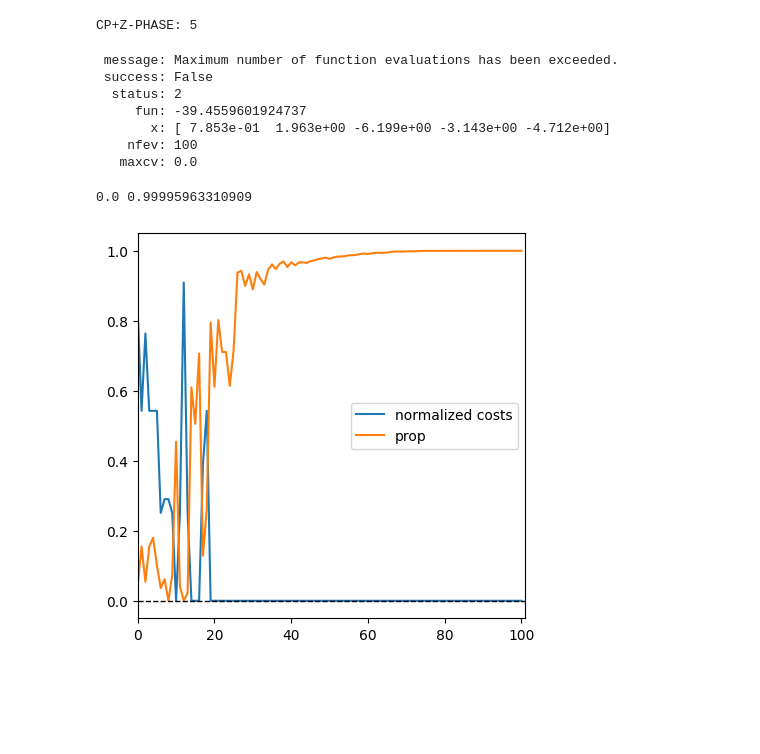
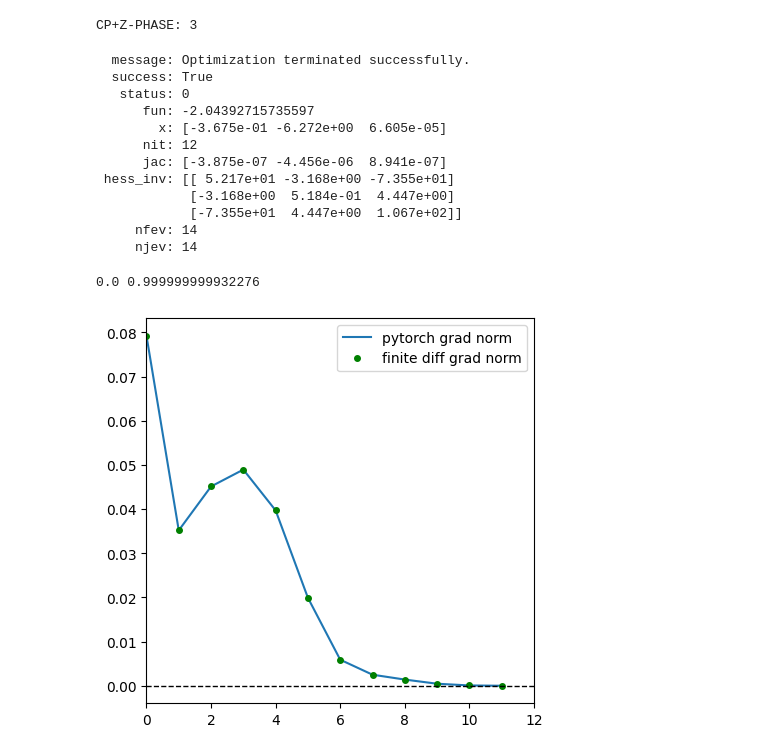
Before and after one commit to seba2390/Azurestuff, a Jupyter notebook: scripts/fig. 9.ipynb, the cells around one changed output. Cells and saved outputs as stored; diff of their text form; code cells hidden in the pictures; blank space fills up the shorter version.

```diff
--- a/scripts/fig. 9.ipynb
+++ b/scripts/fig. 9.ipynb
@@ -127,7 +127,7 @@ Check that qubo max cost is at least portfolio max cost:
 # %%
 # Choosing optimizer for scipy
 available_methods = ['COBYLA', 'Nelder-Mead', 'BFGS']
-optimizer_method = available_methods[0]
+optimizer_method = available_methods[2]
 
 # Generating callback function for plotting
 CP_z_phase_costs = [] # Normalized costs
@@ -149,8 +149,8 @@ def CP_z_phase_callback_function(x):
     else:
         CP_z_phase_probs.append(0)
     CP_z_phase_costs.append(_cost_)
-    #CP_z_phase_finite_diff_grad.append(np.linalg.norm(two_point_gradient(x)))
-    #CP_z_phase_pytorch_grad.append(np.linalg.norm(CP_z_phase_ansatz.get_gradient(x)))
+    CP_z_phase_finite_diff_grad.append(np.linalg.norm(two_point_gradient(x)))
+    CP_z_phase_pytorch_grad.append(np.linalg.norm(CP_z_phase_ansatz.get_gradient(x)))
 
 def two_point_gradient(x, eps=1.49e-8):
     grad = np.zeros_like(x)
@@ -179,39 +179,44 @@ if w_z_phase:
 CP_z_phase_theta_i = np.random.uniform(low=theta_min, high=theta_max, size=N_angles)
 print(f"CP+Z-PHASE: {len(CP_z_phase_theta_i)}")
 # %% [output]
-CP+Z-PHASE: 5
+CP+Z-PHASE: 3
 # %%
 CP_z_phase_res = sc.optimize.minimize(fun=CP_z_phase_ansatz.get_cost,
                                       x0=CP_z_phase_theta_i,
                                       method=optimizer_method,
                                       options={'disp': False,
                                                'maxiter': max_iter},
-                                      #jac=two_point_gradient,
+                                      jac=two_point_gradient,
                                       callback=CP_z_phase_callback_function)
 CP_z_phase_res
 # %% [output]
- message: Maximum number of function evaluations has been exceeded.
- success: False
-  status: 2
-     fun: -39.4559601924737
-       x: [ 7.853e-01  1.963e+00 -6.199e+00 -3.143e+00 -4.712e+00]
-    nfev: 100
-   maxcv: 0.0
+  message: Optimization terminated successfully.
+  success: True
+   status: 0
+      fun: -2.04392715735597
+        x: [-3.675e-01 -6.272e+00  6.605e-05]
+      nit: 12
+      jac: [-3.875e-07 -4.456e-06  8.941e-07]
+ hess_inv: [[ 5.217e+01 -3.168e+00 -7.355e+01]
+            [-3.168e+00  5.184e-01  4.447e+00]
+            [-7.355e+01  4.447e+00  1.067e+02]]
+     nfev: 14
+     njev: 14
 # %%
 # N.B. Because the normalization is done w. respect to the "allowed states (w. k ones)" QAOA has cost above 1.
 fig, ax = plt.subplots(1,1, figsize=(5,5))
-ax.plot([it for it in range(len(CP_z_phase_costs))], CP_z_phase_costs, label='normalized costs')
-ax.plot([it for it in range(len(CP_z_phase_probs))], CP_z_phase_probs, label='prop')
-#ax.plot([it for it in range(len(CP_z_phase_pytorch_grad))], np.array(CP_z_phase_pytorch_grad), label='pytorch grad norm')
-#ax.plot([it for it in range(len(CP_z_phase_finite_diff_grad))], np.array(CP_z_phase_finite_diff_grad), 'go', ms=4,label='finite diff grad norm')
+#ax.plot([it for it in range(len(CP_z_phase_costs))], CP_z_phase_costs, label='normalized costs')
+#ax.plot([it for it in range(len(CP_z_phase_probs))], CP_z_phase_probs, label='prop')
+ax.plot([it for it in range(len(CP_z_phase_pytorch_grad))], np.array(CP_z_phase_pytorch_grad), label='pytorch grad norm')
+ax.plot([it for it in range(len(CP_z_phase_finite_diff_grad))], np.array(CP_z_phase_finite_diff_grad), 'go', ms=4,label='finite diff grad norm')
 
 ax.set_xlim(0,len(CP_z_phase_costs))
 ax.hlines(0,0,len(CP_z_phase_costs),lw=1,linestyles='dashed',colors='k')
 ax.legend(loc='best')
 print(CP_z_phase_costs[-1],CP_z_phase_probs[-1])
 plt.show()
 # %% [output]
-0.0 0.99995963310909
+0.0 0.999999999932276
-[figure, old version]
+[figure, new version]
 # %%
 print(CP_z_phase_res.jac)
```
Also changed, not shown: parts of 6 cells of this notebook, 3 other files.
